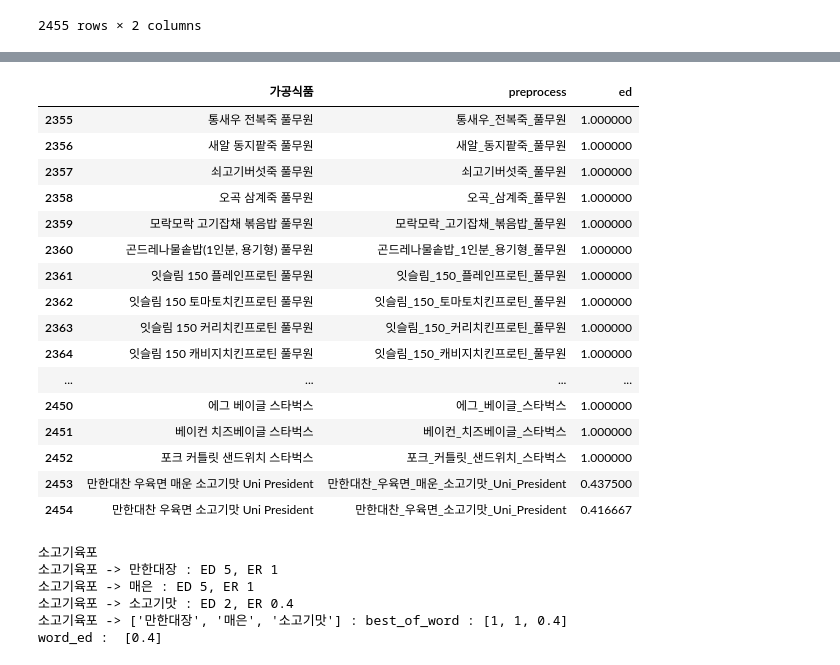
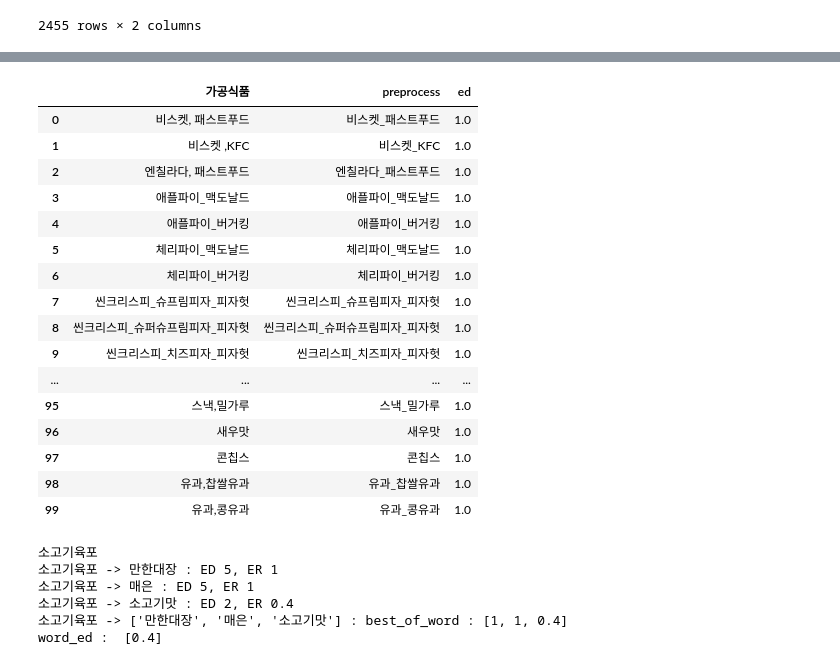
Before and after one commit to ximzzzzz/Food_CAMERA, a Jupyter notebook: lexicon.ipynb, the cells around one changed output, grey strips where cells are left out. Drawn from its saved outputs; the diff is of its cells as text; code cells hidden in the pictures.

Commit message:
lexicon

```diff
--- a/lexicon.ipynb
+++ b/lexicon.ipynb
@@ -45,16 +48,15 @@ lexicon
 | 2453 | 만한대찬 우육면 매운 소고기맛 Uni President | 만한대찬_우육면_매운_소고기맛_Uni_President |
 | 2454 | 만한대찬 우육면 소고기맛 Uni President | 만한대찬_우육면_소고기맛_Uni_President |
 2455 rows × 2 columns
-# %%
-example = ['만한대장','매은','소고기맛']
 # %%
 ed_list = []
-for word in lexicon['preprocess'].loc[[2453]]:
+for word in lexicon['preprocess']:
     word_ed = []
     word_split = word.split('_')
-    for word_ in word_split:
+    for each in example:
+
         best_of_word = []
-        for each in example :
+        for word_ in word_split:
             ed = levenshtein(each, word_)
             er = ed/(max(len(word_), len(each)))
             if er > 0.5:
@@ -87,0 +85,20 @@ why
+# %%
+example = ['김윤승갓']
+# %%
+ed_list = []
+for word in lexicon['preprocess']:
+    min_ed = []
+    word_split = word.split('_')
+    for each in example:
+        each_ed = []
+        for word_ in word_split:
+            ed = levenshtein(each, word_)
+            er = ed/(max(len(word_), len(each)))
+            if er > 0.5:
+                er= 1
+            each_ed.append(er)
+#             print(f'{each} -> {word_} : {er}')
+        min_ed.append(min(each_ed))
+    ed_list.append(sum(min_ed)/len(example))
+
+lexicon['ed'] = ed_list
@@ -88,23 +128,23 @@ why
 # %%
-lexicon.tail(100)
+lexicon.head(100)
 # %% [output]
 |  | 가공식품 | preprocess | ed |
-| 2355 | 통새우 전복죽 풀무원 | 통새우_전복죽_풀무원 | 1.000000 |
-| 2356 | 새알 동지팥죽 풀무원 | 새알_동지팥죽_풀무원 | 1.000000 |
-| 2357 | 쇠고기버섯죽 풀무원 | 쇠고기버섯죽_풀무원 | 1.000000 |
-| 2358 | 오곡 삼계죽 풀무원 | 오곡_삼계죽_풀무원 | 1.000000 |
-| 2359 | 모락모락 고기잡채 볶음밥 풀무원 | 모락모락_고기잡채_볶음밥_풀무원 | 1.000000 |
-| 2360 | 곤드레나물솥밥(1인분, 용기형) 풀무원 | 곤드레나물솥밥_1인분_용기형_풀무원 | 1.000000 |
-| 2361 | 잇슬림 150 플레인프로틴 풀무원 | 잇슬림_150_플레인프로틴_풀무원 | 1.000000 |
-| 2362 | 잇슬림 150 토마토치킨프로틴 풀무원 | 잇슬림_150_토마토치킨프로틴_풀무원 | 1.000000 |
-| 2363 | 잇슬림 150 커리치킨프로틴 풀무원 | 잇슬림_150_커리치킨프로틴_풀무원 | 1.000000 |
-| 2364 | 잇슬림 150 캐비지치킨프로틴 풀무원 | 잇슬림_150_캐비지치킨프로틴_풀무원 | 1.000000 |
+| 0 | 비스켓, 패스트푸드 | 비스켓_패스트푸드 | 1.0 |
+| 1 | 비스켓 ,KFC | 비스켓_KFC | 1.0 |
+| 2 | 엔칠라다, 패스트푸드 | 엔칠라다_패스트푸드 | 1.0 |
+| 3 | 애플파이_맥도날드 | 애플파이_맥도날드 | 1.0 |
+| 4 | 애플파이_버거킹 | 애플파이_버거킹 | 1.0 |
+| 5 | 체리파이_맥도날드 | 체리파이_맥도날드 | 1.0 |
+| 6 | 체리파이_버거킹 | 체리파이_버거킹 | 1.0 |
+| 7 | 씬크리스피_슈프림피자_피자헛 | 씬크리스피_슈프림피자_피자헛 | 1.0 |
+| 8 | 씬크리스피_슈퍼슈프림피자_피자헛 | 씬크리스피_슈퍼슈프림피자_피자헛 | 1.0 |
+| 9 | 씬크리스피_치즈피자_피자헛 | 씬크리스피_치즈피자_피자헛 | 1.0 |
 | ... | ... | ... | ... |
-| 2450 | 에그 베이글 스타벅스 | 에그_베이글_스타벅스 | 1.000000 |
-| 2451 | 베이컨 치즈베이글 스타벅스 | 베이컨_치즈베이글_스타벅스 | 1.000000 |
-| 2452 | 포크 커틀릿 샌드위치 스타벅스 | 포크_커틀릿_샌드위치_스타벅스 | 1.000000 |
-| 2453 | 만한대찬 우육면 매운 소고기맛 Uni President | 만한대찬_우육면_매운_소고기맛_Uni_President | 0.437500 |
-| 2454 | 만한대찬 우육면 소고기맛 Uni President | 만한대찬_우육면_소고기맛_Uni_President | 0.416667 |
+| 95 | 스낵,밀가루 | 스낵_밀가루 | 1.0 |
+| 96 | 새우맛 | 새우맛 | 1.0 |
+| 97 | 콘칩스 | 콘칩스 | 1.0 |
+| 98 | 유과,찹쌀유과 | 유과_찹쌀유과 | 1.0 |
+| 99 | 유과,콩유과 | 유과_콩유과 | 1.0 |
 # %%
 ed_list = []
 for word in why['preprocess']:
```
Also changed, not shown: parts of 11 cells of this notebook.
